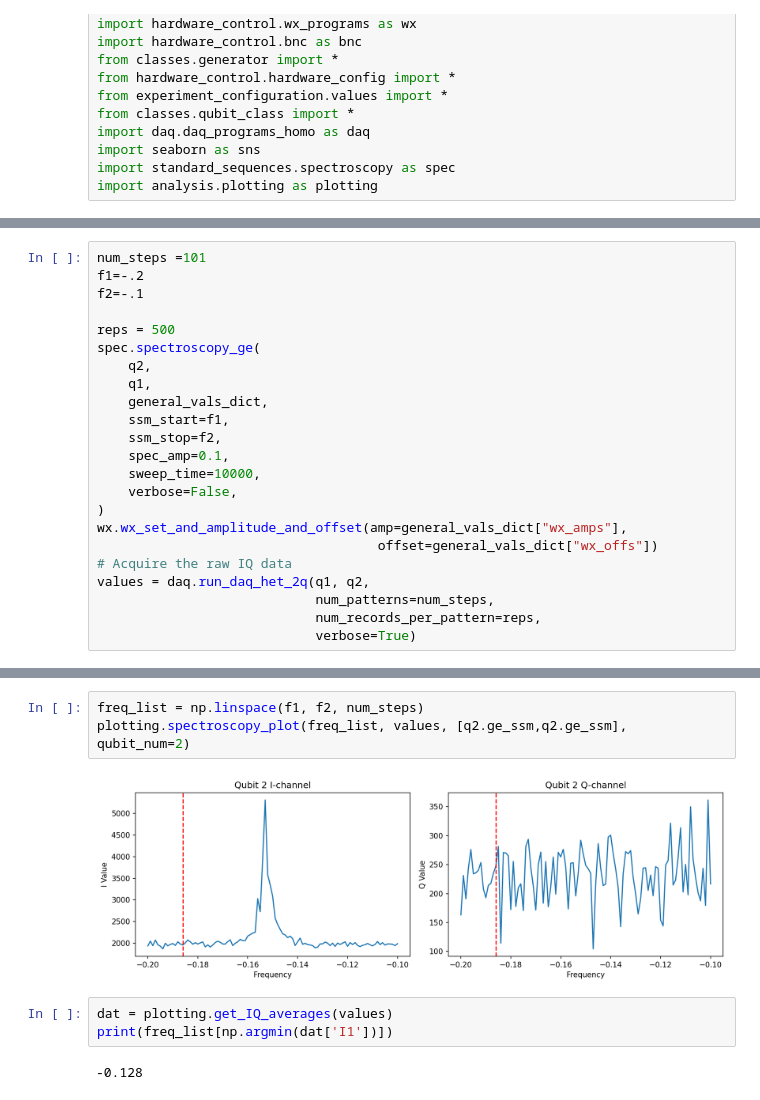
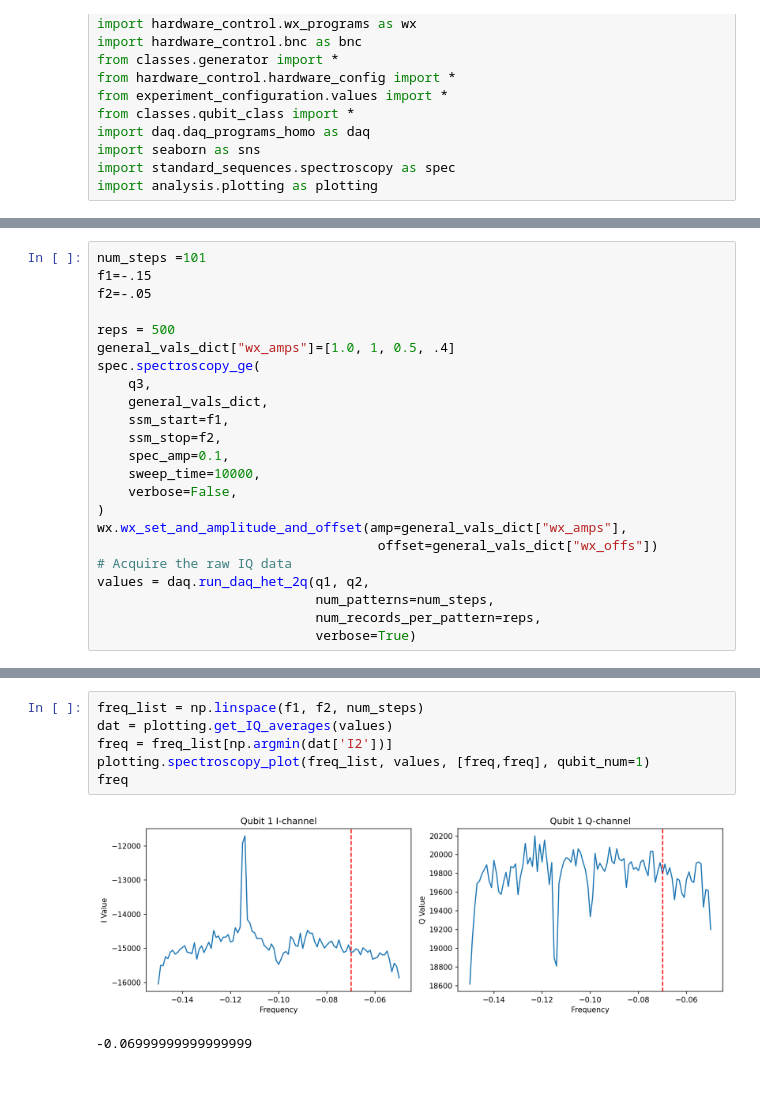
Before and after one commit to Katermurch/BlueFridgeNonLin, a Jupyter notebook: qubit_spectroscopy.ipynb, the cells around one changed output, grey strips where cells are left out. Saved outputs shown, nothing was run; the diff lists cells and outputs as text.

Commit message:
edits to spectroscpy and values

```diff
--- a/qubit_spectroscopy.ipynb
+++ b/qubit_spectroscopy.ipynb
@@ -26,12 +34,12 @@ Qubit(RO_IF=None, qubit_thr=[-10000, 1900], ro_amp=0.4, ro_freq=6.6556, RO_LO_pw
 # %%
 num_steps =101
-f1=-.2
-f2=-.1
+f1=-.15
+f2=-.05
 
 reps = 500
+general_vals_dict["wx_amps"]=[1.0, 1, 0.5, .4]
 spec.spectroscopy_ge(
-    q2,
-    q1,
+    q3,
     general_vals_dict,
     ssm_start=f1,
     ssm_stop=f2,
@@ -71,10 +79,9 @@ Transferred 855638016 bytes (131703897.374946 bytes per sec)
 # %%
 freq_list = np.linspace(f1, f2, num_steps)
-plotting.spectroscopy_plot(freq_list, values, [q2.ge_ssm,q2.ge_ssm], qubit_num=2)
+dat = plotting.get_IQ_averages(values)
+freq = freq_list[np.argmin(dat['I2'])]
+plotting.spectroscopy_plot(freq_list, values, [freq,freq], qubit_num=1)
+freq
 # %% [output]
-[figure, old version]
+[figure, new version]
+-0.06999999999999999
-# %%
-dat = plotting.get_IQ_averages(values)
-print(freq_list[np.argmin(dat['I1'])])
-# %% [output]
--0.128
```
Also changed, not shown: parts of 3 cells of this notebook, 5 other files.
